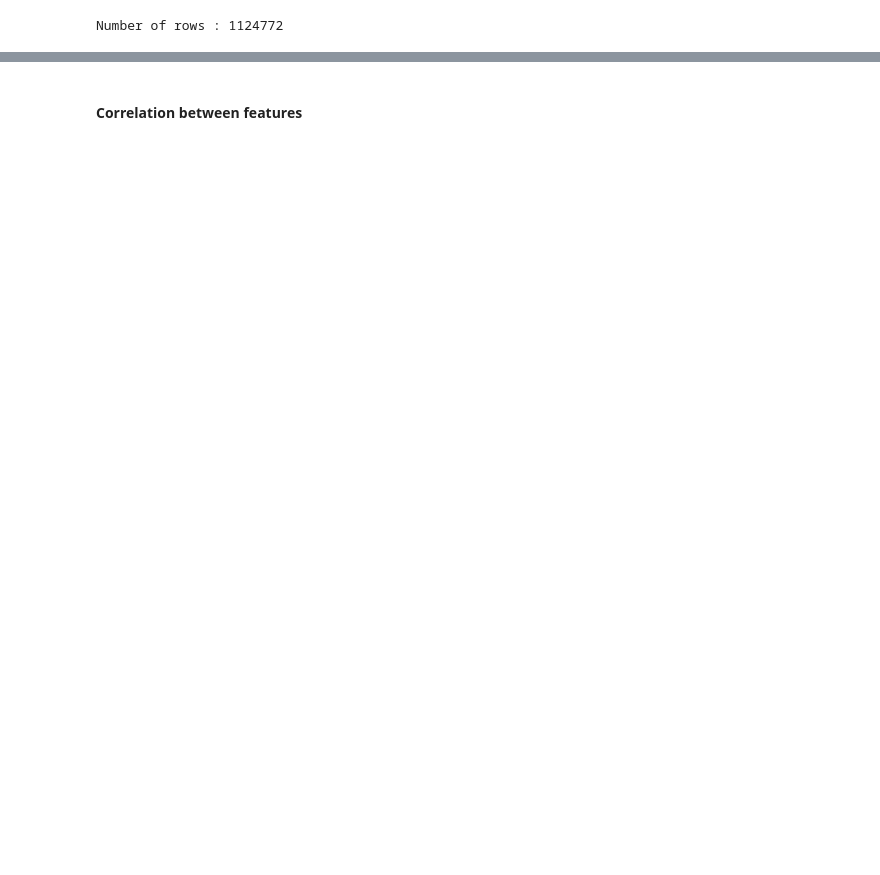
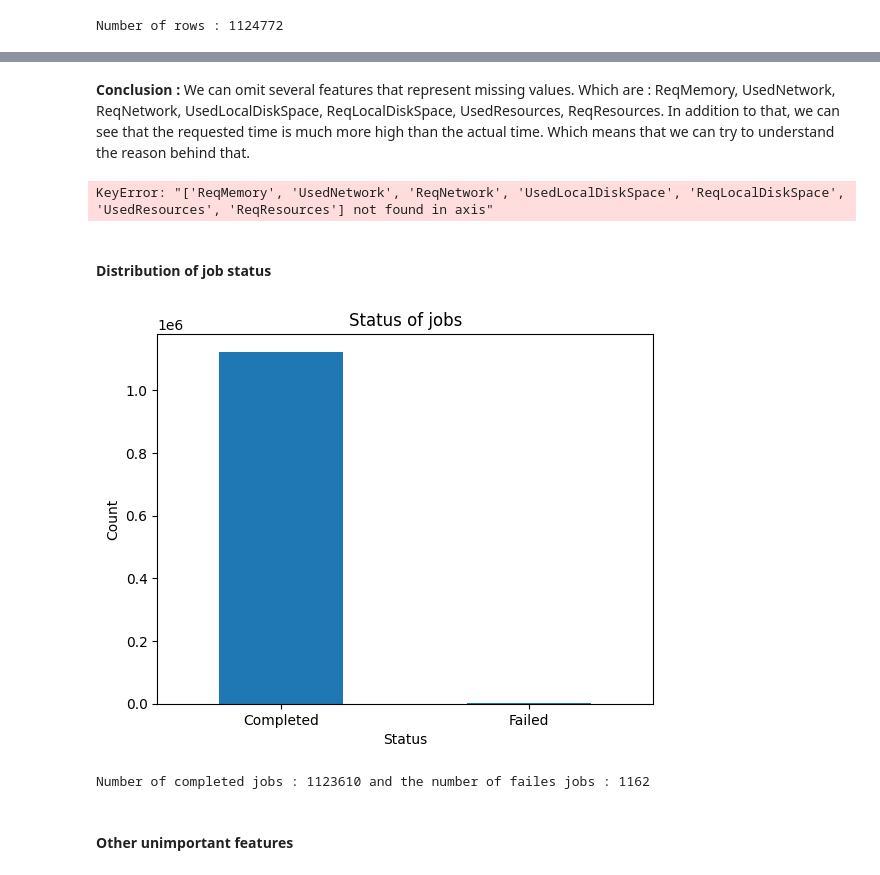
Before and after one commit to mustaphaezzali/A-CNN-BiLSTM-with-attention-mechanisme-for-Workload-prediction, a Jupyter notebook: data/dataAnalysis.ipynb, the cells around one changed output, grey strips where cells are left out. Cells and saved outputs as stored; diff of their text form; code cells hidden in the pictures; blank space fills up the shorter version.

```diff
--- a/data/dataAnalysis.ipynb
+++ b/data/dataAnalysis.ipynb
@@ -120,2 +198,24 @@ dataset.describe()
+# %% [markdown]
+<strong>Conclusion : </strong> We can omit several features that represent missing values. Which are :  ReqMemory, UsedNetwork, ReqNetwork, UsedLocalDiskSpace, ReqLocalDiskSpace, UsedResources, ReqResources. In addition to that, we can see that the requested time is much more high than the actual time. Which means that we can try to understand the reason behind that.
+# %%
+# delete the columns that are not needed : ReqMemory, UsedNetwork, ReqNetwork, UsedLocalDiskSpace, ReqLocalDiskSpace, UsedResources, ReqResources
+dataset = dataset.drop(columns=['ReqMemory', 'UsedNetwork', 'ReqNetwork', 'UsedLocalDiskSpace', 'ReqLocalDiskSpace', 'UsedResources', 'ReqResources'])
+# %% [output]
+KeyError: "['ReqMemory', 'UsedNetwork', 'ReqNetwork', 'UsedLocalDiskSpace', 'ReqLocalDiskSpace', 'UsedResources', 'ReqResources'] not found in axis"
+# %% [markdown]
+#### Distribution of job status
+# %%
+# Job status
+status_counts = dataset['Status'].value_counts()
+status_counts.plot(kind='bar', rot=0)
+plt.title('Status of jobs')
+plt.xlabel('Status')
+plt.ylabel('Count')
+plt.xticks([0, 1], ['Completed', 'Failed'])
+plt.show()
+print(f"Number of completed jobs : {status_counts[1]} and the number of failes jobs : {status_counts[0]} ")
+# %% [output]
+[figure, added]
+Number of completed jobs : 1123610 and the number of failes jobs : 1162
 # %% [markdown]
-#### Correlation between features
+#### Other unimportant features
```
Also changed, not shown: parts of 27 cells of this notebook.
